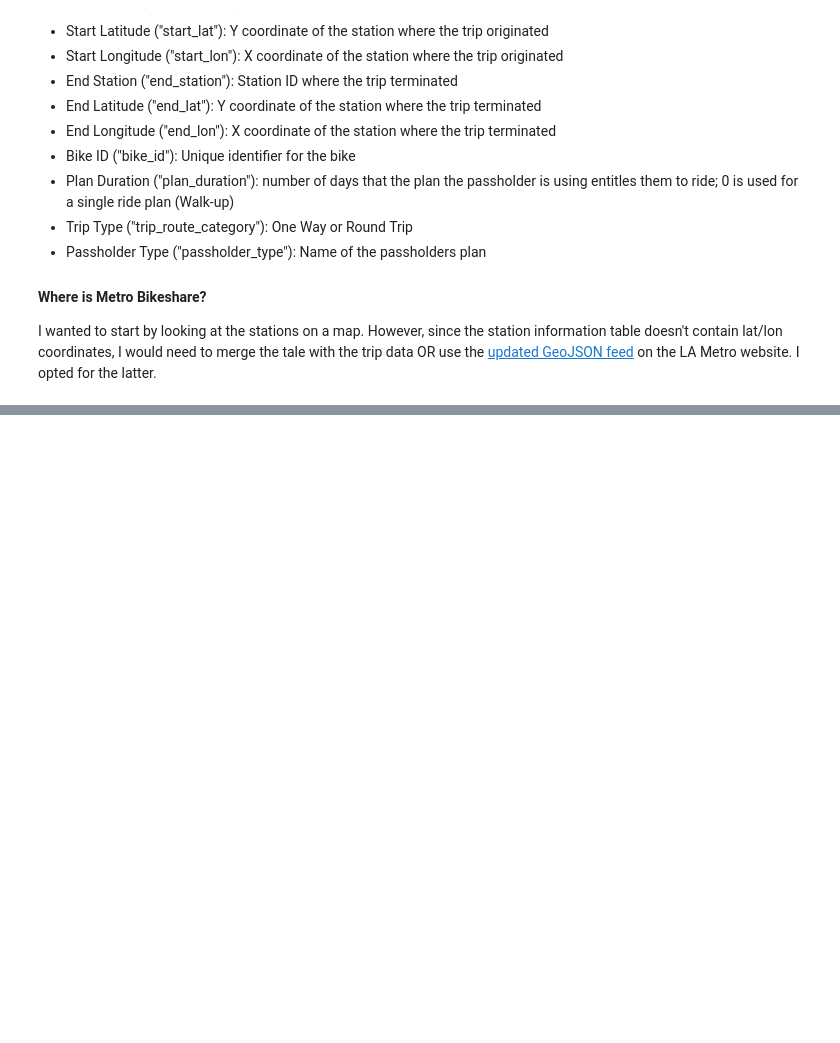
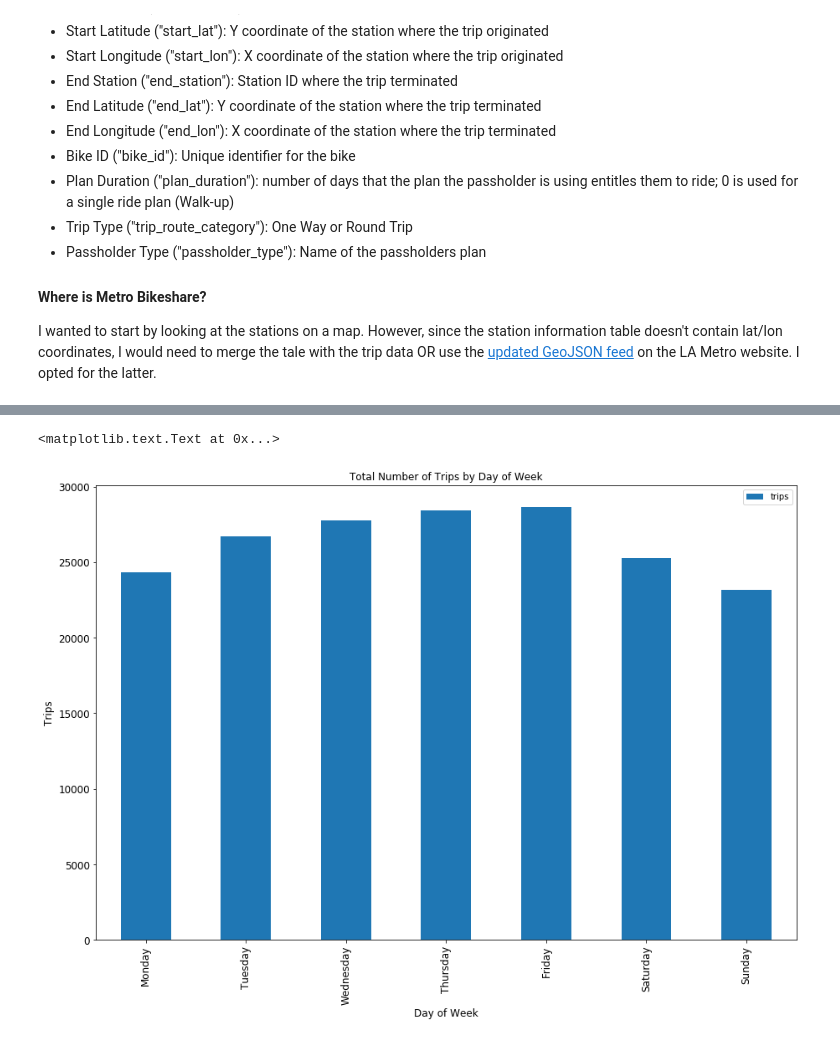
Before and after one commit to black-tea/la_bikeshare, a Jupyter notebook: LABikeshareAnalysis.ipynb, the cells around one changed output, grey strips where cells are left out. Drawn from its saved outputs; the diff is of its cells as text; code cells hidden in the pictures; blank space fills up the shorter version.

```diff
--- a/LABikeshareAnalysis.ipynb
+++ b/LABikeshareAnalysis.ipynb
@@ -125,0 +134,15 @@ Let's look at the differences in ridership by station, separating origins and de
+# %%
+# Aggregate by day of the week
+# dt.weekday assigns Monday=0, Sunday=6
+per_dow = trips.start_time.dt.weekday
+ridership_by_weekday = trips.groupby(per_dow).sum()['count'].to_frame('trips')
+weekday_labels = [['Monday','Tuesday','Wednesday','Thursday','Friday','Saturday', 'Sunday']]
+ridership_by_weekday = ridership_by_weekday.set_index(keys=weekday_labels)
+
+# Create bar chart with total weekday ridership
+wkday_ridership_chart = ridership_by_weekday.plot(kind='bar',title='Total Number of Trips by Day of Week', figsize=(15,10), fontsize=12)
+wkday_ridership_chart.set_xlabel('Day of Week', fontsize=12)
+wkday_ridership_chart.set_ylabel('Trips',fontsize=12)
+# %% [output]
+<matplotlib.text.Text at 0x...>
+[figure, added]
```
Also changed, not shown: parts of 10 cells of this notebook.
